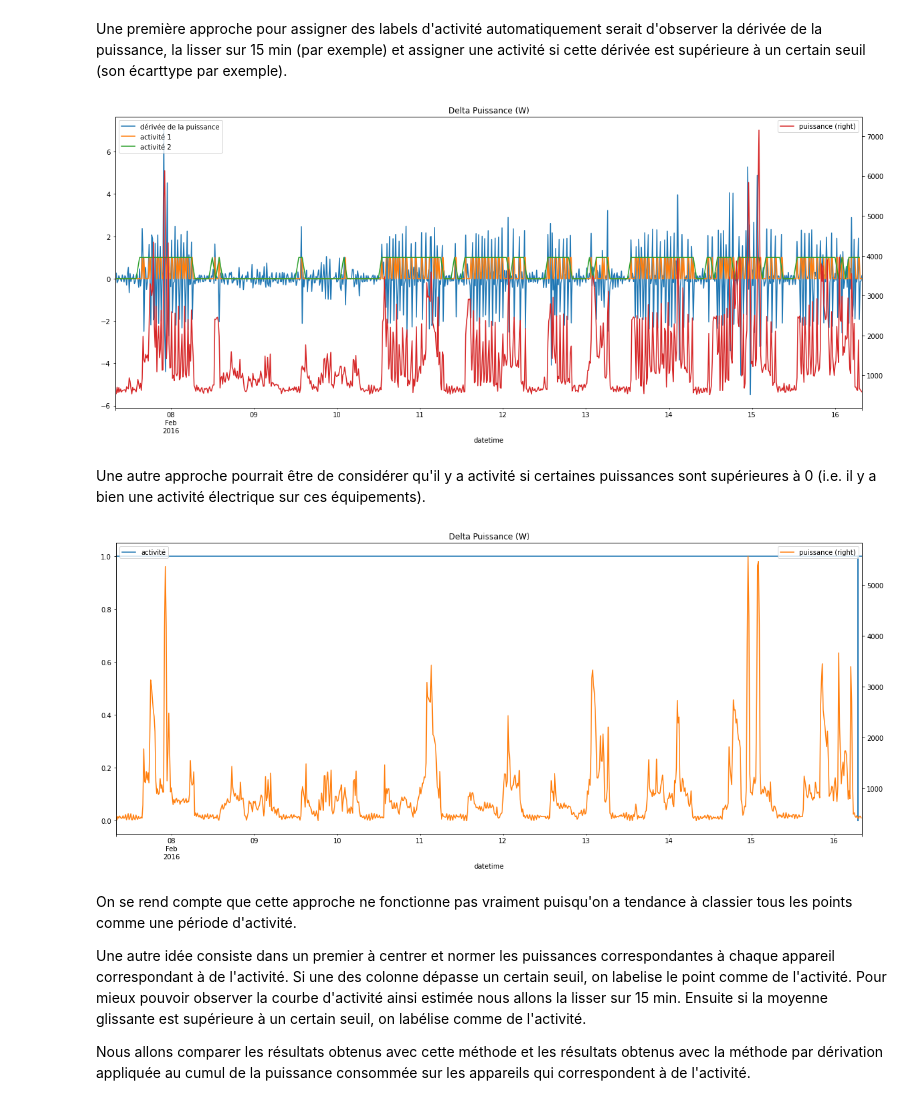
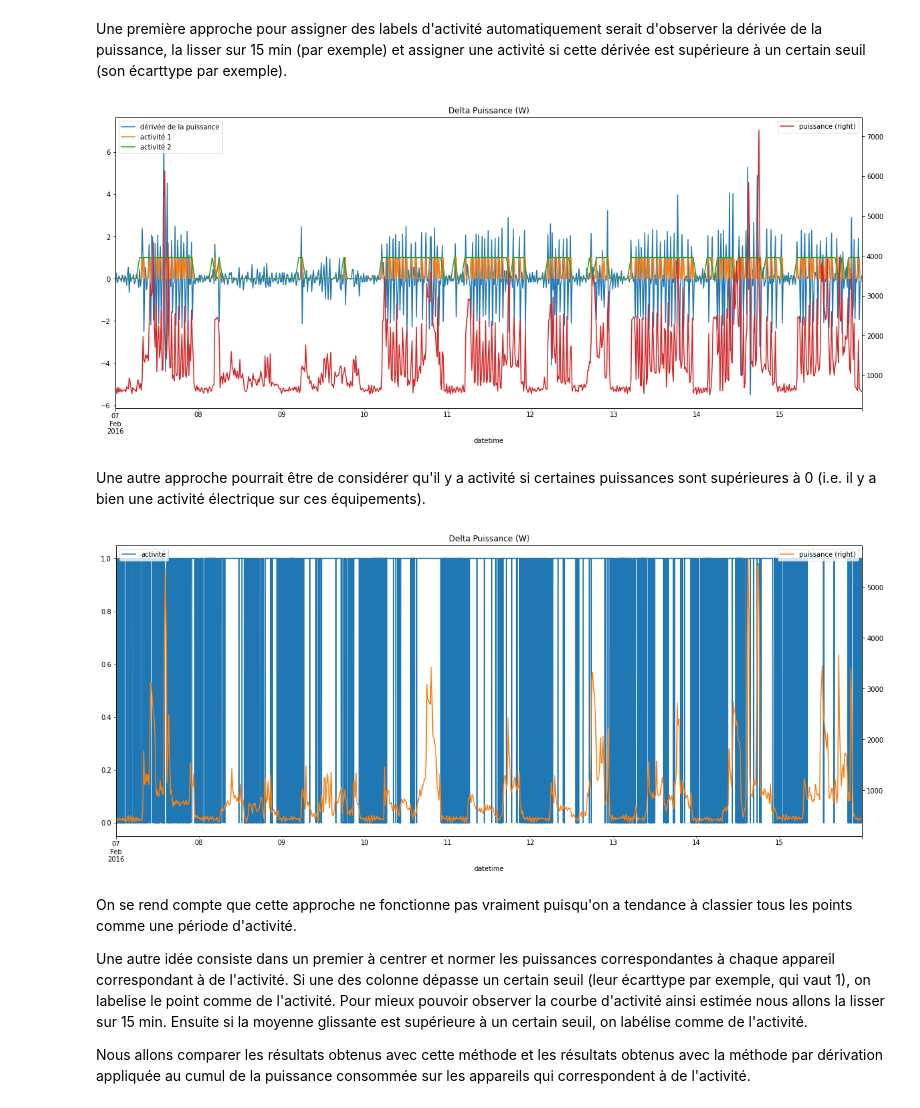
Before and after one commit to hugo-mi/Activity_Detection_From_Electrical_Consumption_Load_Curves, a Jupyter notebook: Exploratory Data Analysis/data_powers.ipynb, the cells around one changed output. Cells and saved outputs as stored; diff of their text form; code cells hidden in the pictures.

```diff
--- a/Exploratory Data Analysis/data_powers.ipynb
+++ b/Exploratory Data Analysis/data_powers.ipynb
@@ -63,8 +64,11 @@ h1_labels
 | 22 | Misc. Plugs | Misc. Plugs | sub23 | 1 |
 | 23 | Home Office | Home Office | sub24 | 1 |
 # %%
-house1_power_blk1 = pd.read_csv('data/house1_power_blk1.csv')
+house1_power_blk1 = pd.read_csv('data/house1_power_blk2.csv')
 house1_power_blk1['datetime'] = pd.to_datetime(house1_power_blk1['unix_ts'], unit='s')
+#house1_power_blk1['datetime'] = house1_power_blk1['datetime'].dt.tz_localize('UTC').dt.tz_convert('America/Vancouver')
+house1_power_blk1['datetime'] = house1_power_blk1['datetime'] - pd.Timedelta("8 hours")
+
 house1_power_blk1 = house1_power_blk1.set_index(house1_power_blk1['datetime'])
 house1_power_blk1 = house1_power_blk1.drop(columns=['unix_ts', 'datetime'])
 
@@ -109,27 +120,27 @@ axr = house1_power_blk1['mains'].resample(rule='0.25H').mean().interpolate(metho
 ax.legend(loc='upper left');
 axr.legend(loc='upper right');
 # %% [output]
-[figure, old version]
+[figure, new version]
 # %% [markdown]
 Une autre approche pourrait être de considérer qu'il y a activité si certaines puissances sont supérieures à 0 (i.e. il y a bien une activité électrique sur ces équipements).
 # %%
 fig, ax = plt.subplots(1, 1, figsize=(20,8))
 
 labels_active = h1_labels.loc[h1_labels['activity'] > 0, 'group'].unique()
 house1_power_blk1_resample = house1_power_blk1[labels_active].sum(axis=1).resample(rule='0.25H').mean().interpolate(method='linear')
-tol = house1_power_blk1[labels_active].mean()
+tol = house1_power_blk1[labels_active].mean().abs() + house1_power_blk1[labels_active].std()
 
 ((house1_power_blk1[labels_active] > tol).any(axis=1)*1).plot(label='activité', ax=ax);
 axr = house1_power_blk1_resample.plot(title='Delta Puissance (W)',secondary_y=True, label='puissance', ax=ax);
 
 ax.legend(loc='upper left');
 axr.legend(loc='upper right');
 # %% [output]
-[figure, old version]
+[figure, new version]
 # %% [markdown]
 On se rend compte que cette approche ne fonctionne pas vraiment puisqu'on a tendance à classier tous les points comme une période d'activité.
 
-Une autre idée consiste dans un premier à centrer et normer les puissances correspondantes à chaque appareil correspondant à de l'activité. Si une des colonne dépasse un certain seuil, on labelise le point comme de l'activité. Pour mieux pouvoir observer la courbe d'activité ainsi estimée nous allons la lisser sur 15 min. Ensuite si la moyenne glissante est supérieure à un certain seuil, on labélise comme de l'activité.
+Une autre idée consiste dans un premier à centrer et normer les puissances correspondantes à chaque appareil correspondant à de l'activité. Si une des colonne dépasse un certain seuil (leur écarttype par exemple, qui vaut 1), on labelise le point comme de l'activité. Pour mieux pouvoir observer la courbe d'activité ainsi estimée nous allons la lisser sur 15 min. Ensuite si la moyenne glissante est supérieure à un certain seuil, on labélise comme de l'activité.
 
 Nous allons comparer les résultats obtenus avec cette méthode et les résultats obtenus avec la méthode par dérivation appliquée au cumul de la puissance consommée sur les appareils qui correspondent à de l'activité.
 # %%
```
Also changed, not shown: parts of 10 cells of this notebook.
